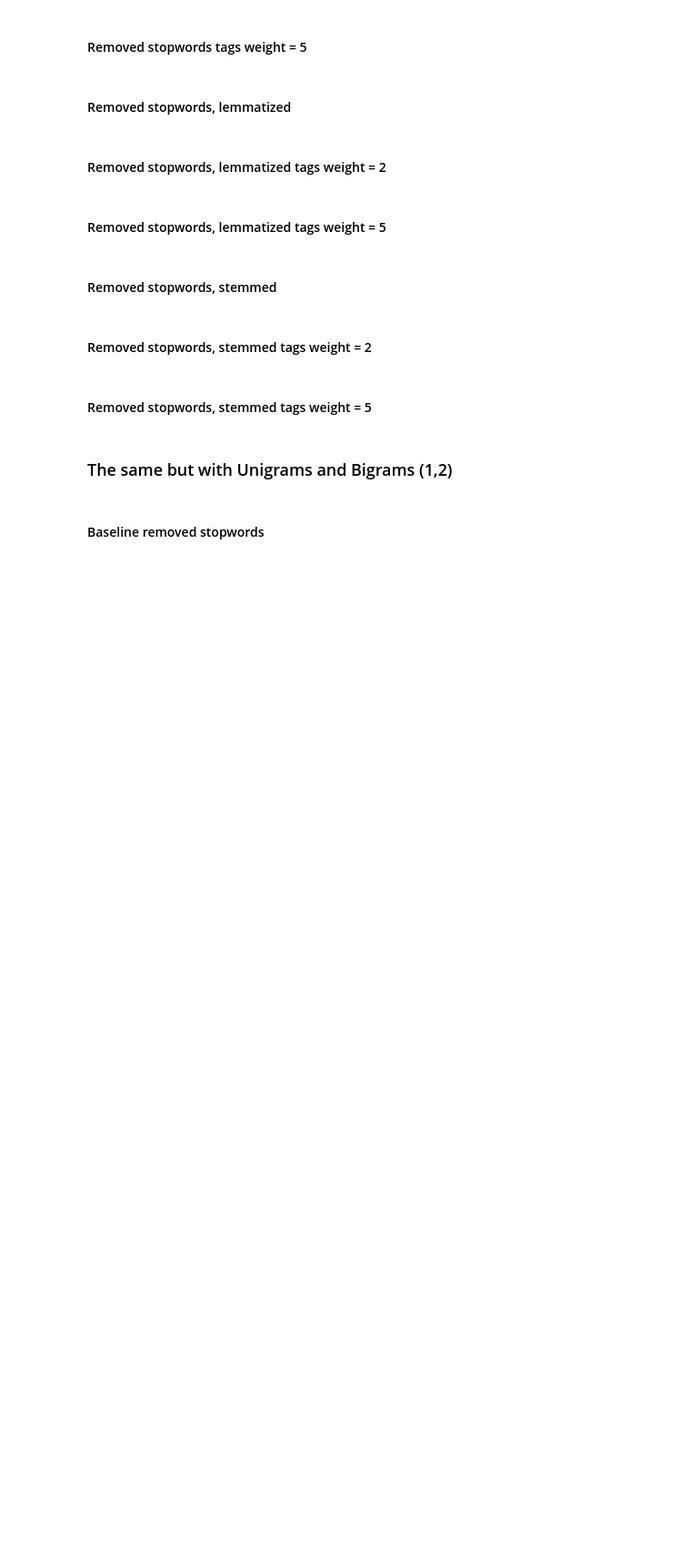
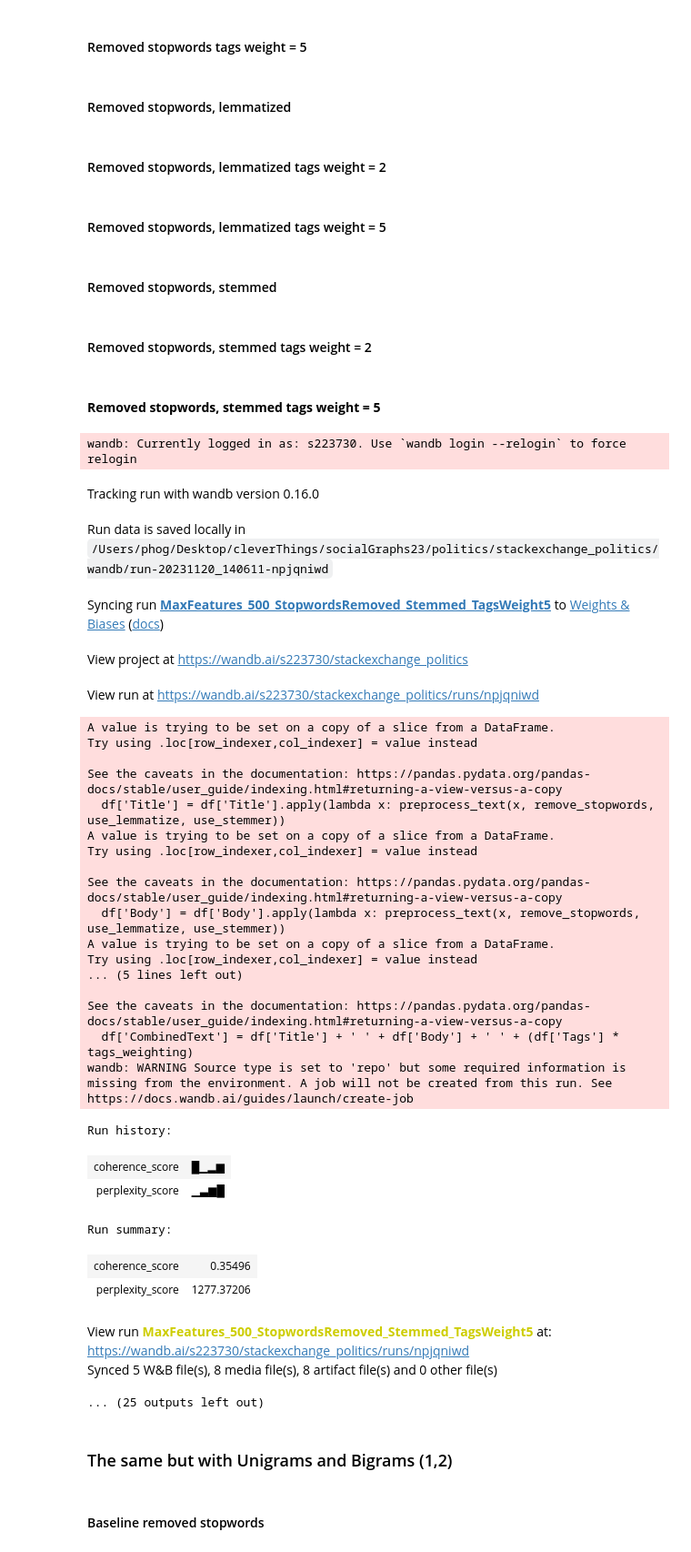
Before and after one commit to pierrehogenhaug/stackexchange_politics, a Jupyter notebook: topic_extraction_WandB_2.ipynb, the cells around one changed output. Shown at 91% size. Cells and saved outputs as stored; diff of their text form; code cells hidden in the pictures; blank space fills up the shorter version.

```diff
--- a/topic_extraction_WandB_2.ipynb
+++ b/topic_extraction_WandB_2.ipynb
@@ -47,6 +63,12 @@ questions_df = questions_df.sample(frac=0.1)
 # %%
 # Modify preprocess_text function
 def preprocess_text(text, remove_stopwords=False, use_lemmatize=True, use_stemmer=False):
+    # Decode HTML entities
+    text = html.unescape(text)
+
+    # Remove HTML tags
+    text = re.sub(r'<[^>]+>', '', text)
+
     # Remove non-alphanumeric characters and convert to lowercase
     text = re.sub(r'[^a-zA-Z0-9]', ' ', text.lower())
 
@@ -200,10 +297,8 @@ def apply_topic_modeling_and_log(df, remove_stopwords, use_lemmatize, use_stemme
 # %%
 # Define apply_lda_and_log function with run_name parameter
-def apply_topic_modeling_and_log(df, remove_stopwords, use_lemmatize, use_stemmer, tags_weighting, run_name, ngram_range=(1, 1)):
+def apply_topic_modeling_and_log(df, remove_stopwords, use_lemmatize, use_stemmer, tags_weighting, run_name, ngram_range=(1, 1), max_features=1000):
     # Start a new WandB run with the specified name
     wandb.init(project="stackexchange_politics", entity="s223730", name=run_name)
-    # Make sure the script runs in the correct WandB project
-    print(wandb.run.project_name())
 
     # Preprocess Title, Body, and Tags
     df['Title'] = df['Title'].apply(lambda x: preprocess_text(x, remove_stopwords, use_lemmatize, use_stemmer))
@@ -220,9 +315,9 @@ def apply_topic_modeling_and_log(df, remove_stopwords, use_lemmatize, use_stemme
     id2word = corpora.Dictionary(words)
     corpus = [id2word.doc2bow(text) for text in words]
 
-    # Apply TF-IDF
+    # Apply TF-IDF with the specified max_features
     # ngram_range=(1, 2) for bi-grams, (1, 3) for tri-grams, and (2, 2) for only bi-grams
-    tfidf_vectorizer = TfidfVectorizer(max_features=1000, ngram_range=ngram_range)
+    tfidf_vectorizer = TfidfVectorizer(max_features=max_features, ngram_range=ngram_range)
     tfidf_matrix = tfidf_vectorizer.fit_transform(df['CombinedText'])
 
     # Apply LDA and NMF for different numbers of topics
@@ -365,2 +727,2 @@ apply_topic_modeling_and_log(df_posts[df_posts['PostTypeId'] == 1],
 # %% [markdown]
-#### Removed stopwords, stemmed tags weight = 5
+#### **Removed stopwords, stemmed tags weight = 5**
@@ -375,3 +729,63 @@ apply_topic_modeling_and_log(df_posts[df_posts['PostTypeId'] == 1],
+# %%
+apply_topic_modeling_and_log(df_posts[df_posts['PostTypeId'] == 1],
+                  remove_stopwords=True,
+                  use_lemmatize=False,
+                  use_stemmer=True,
+                  tags_weighting=5,
+                  run_name="MaxFeatures_500_StopwordsRemoved_Stemmed_TagsWeight5",
+                  ngram_range=(1, 1),
+                  max_features=500)
+
+apply_topic_modeling_and_log(df_posts[df_posts['PostTypeId'] == 1],
+                  remove_stopwords=True,
+                  use_lemmatize=False,
+                  use_stemmer=True,
+                  tags_weighting=5,
+                  run_name="MaxFeatures_1000_StopwordsRemoved_Stemmed_TagsWeight5",
+                  ngram_range=(1, 1),
+                  max_features=1000)
+
+apply_topic_modeling_and_log(df_posts[df_posts['PostTypeId'] == 1],
+                  remove_stopwords=True,
+                  use_lemmatize=False,
+                  use_stemmer=True,
+                  tags_weighting=5,
+                  run_name="MaxFeatures_2000_StopwordsRemoved_Stemmed_TagsWeight5",
+                  ngram_range=(1, 1),
+                  max_features=2000)
+# %% [output]
+wandb: Currently logged in as: s223730. Use `wandb login --relogin` to force relogin
+Tracking run with wandb version 0.16.0
+Run data is saved locally in /Users/phog/Desktop/cleverThings/socialGraphs23/politics/stackexchange_politics/wandb/run-20231120_140611-npjqniwd
+Syncing run MaxFeatures_500_StopwordsRemoved_Stemmed_TagsWeight5 to Weights & Biases (docs)
+View project at https://wandb.ai/s223730/stackexchange_politics
+View run at https://wandb.ai/s223730/stackexchange_politics/runs/npjqniwd
+A value is trying to be set on a copy of a slice from a DataFrame.
+Try using .loc[row_indexer,col_indexer] = value instead
+
+See the caveats in the documentation: https://pandas.pydata.org/pandas-docs/stable/user_guide/indexing.html#returning-a-view-versus-a-copy
+  df['Title'] = df['Title'].apply(lambda x: preprocess_text(x, remove_stopwords, use_lemmatize, use_stemmer))
+A value is trying to be set on a copy of a slice from a DataFrame.
+Try using .loc[row_indexer,col_indexer] = value instead
+
+See the caveats in the documentation: https://pandas.pydata.org/pandas-docs/stable/user_guide/indexing.html#returning-a-view-versus-a-copy
+  df['Body'] = df['Body'].apply(lambda x: preprocess_text(x, remove_stopwords, use_lemmatize, use_stemmer))
+A value is trying to be set on a copy of a slice from a DataFrame.
+Try using .loc[row_indexer,col_indexer] = value instead
+... (5 lines left out)
+
+See the caveats in the documentation: https://pandas.pydata.org/pandas-docs/stable/user_guide/indexing.html#returning-a-view-versus-a-copy
+  df['CombinedText'] = df['Title'] + ' ' + df['Body'] + ' ' + (df['Tags'] * tags_weighting)
+wandb: WARNING Source type is set to 'repo' but some required information is missing from the environment. A job will not be created from this run. See https://docs.wandb.ai/guides/launch/create-job
+Run history:
+| coherence_score | █▁▂▆ |
+| perplexity_score | ▁▃▆█ |
+Run summary:
+| coherence_score | 0.35496 |
+| perplexity_score | 1277.37206 |
+View run MaxFeatures_500_StopwordsRemoved_Stemmed_TagsWeight5 at: https://wandb.ai/s223730/stackexchange_politics/runs/npjqniwd
+Synced 5 W&B file(s), 8 media file(s), 8 artifact file(s) and 0 other file(s)
+... (25 outputs left out)
 # %% [markdown]
 ### The same but with Unigrams and Bigrams (1,2)
 # %% [markdown]
```
Also changed, not shown: parts of 68 cells of this notebook.
